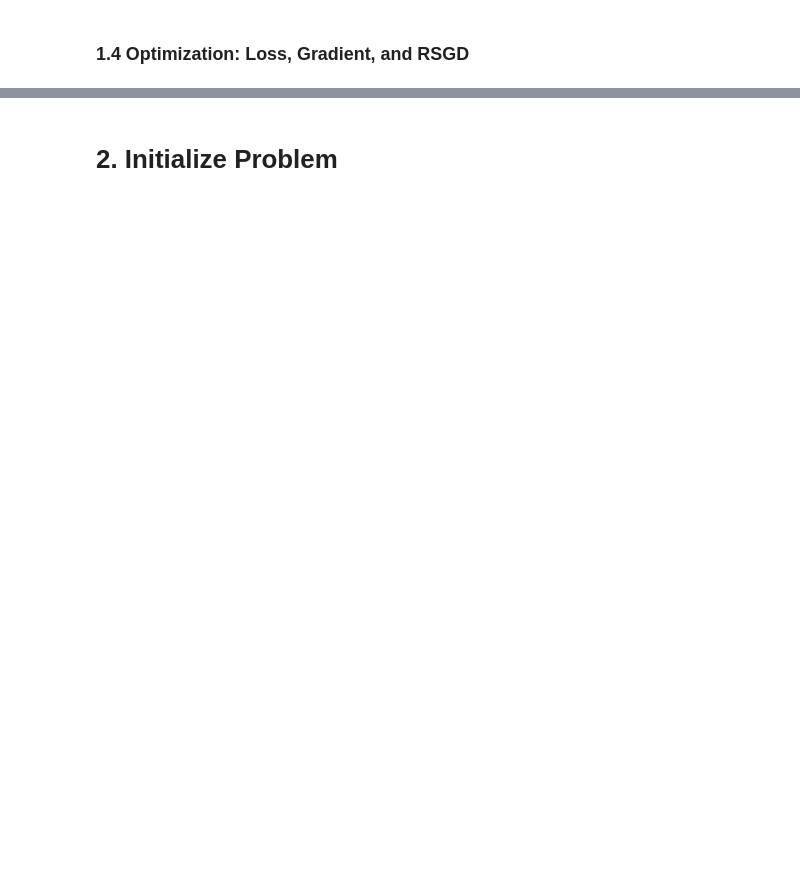
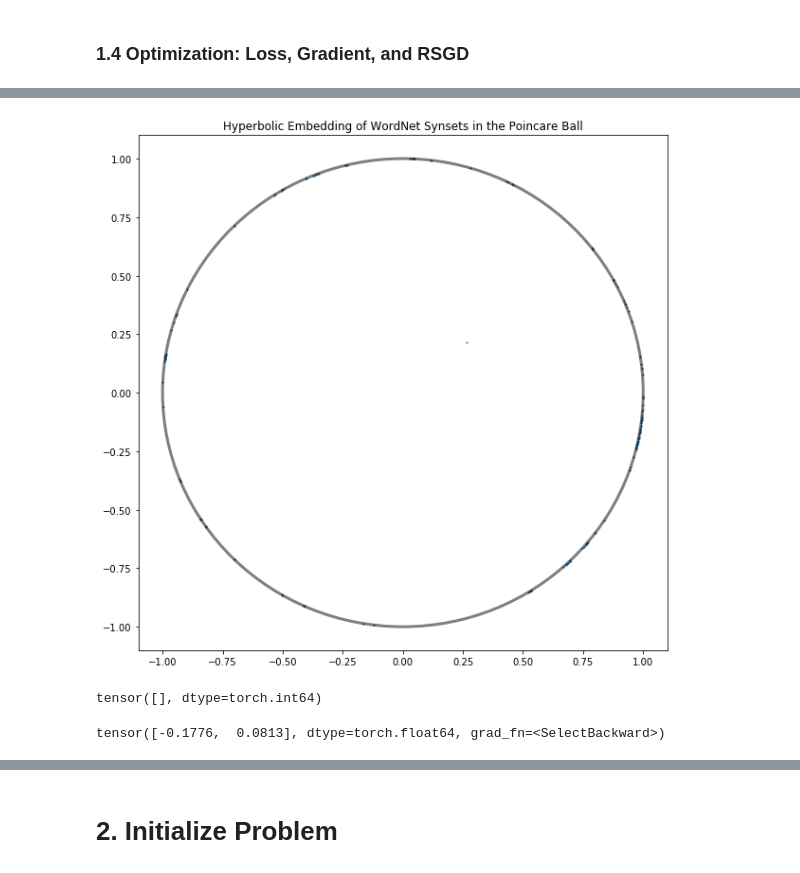
Before and after one commit to cshewmake2/wordnet_poincare, a Jupyter notebook: WordNet_Poincare_Embedding.ipynb, the cells around one changed output, grey strips where cells are left out. Saved outputs shown, nothing was run; the diff lists cells and outputs as text; code cells hidden in the pictures; blank space fills up the shorter version.

```diff
--- a/WordNet_Poincare_Embedding.ipynb
+++ b/WordNet_Poincare_Embedding.ipynb
@@ -194,0 +227,9 @@ def rgd(x0, D, num_iter, nu = 10, c = 1):
+# %%
+plot_x(x.detach().numpy())
+plt.show()
+# %% [output]
+[figure, added]
+# %%
+torch.isnan(torch.sum(x.grad,axis = 1)).nonzero(as_tuple=True)[0]
+# %% [output]
+tensor([], dtype=torch.int64)
@@ -194,0 +239,4 @@ def rgd(x0, D, num_iter, nu = 10, c = 1):
+# %%
+x[42]
+# %% [output]
+tensor([-0.1776,  0.0813], dtype=torch.float64, grad_fn=<SelectBackward>)
```
Also changed, not shown: parts of 74 cells of this notebook, 4 other files.
